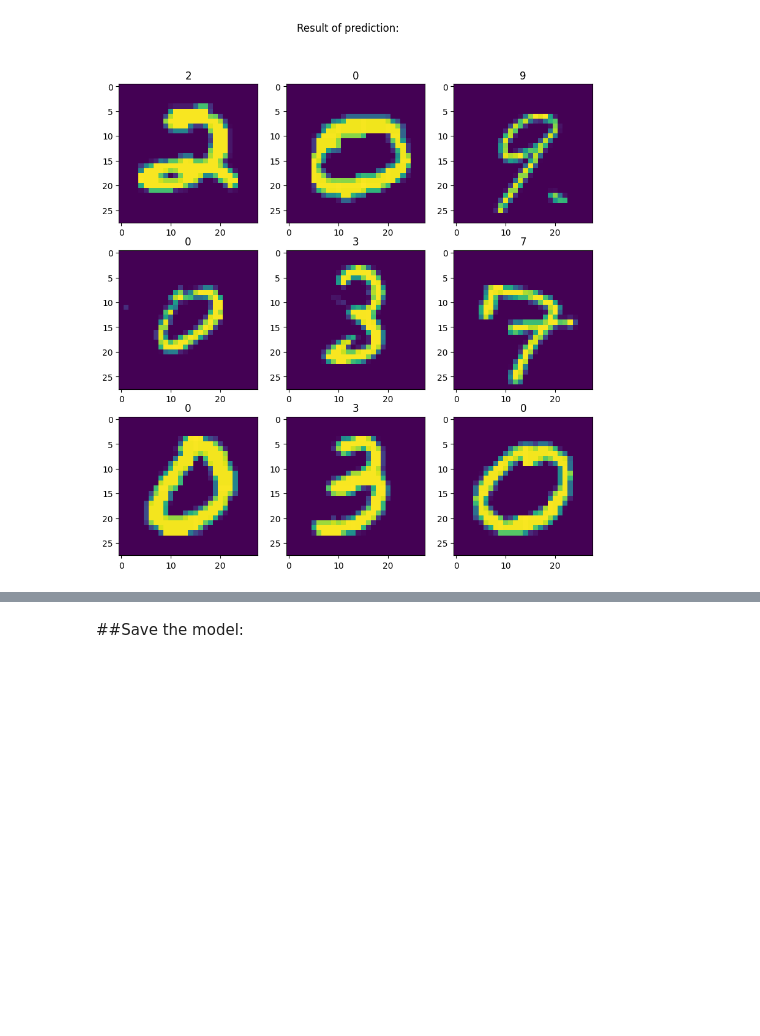
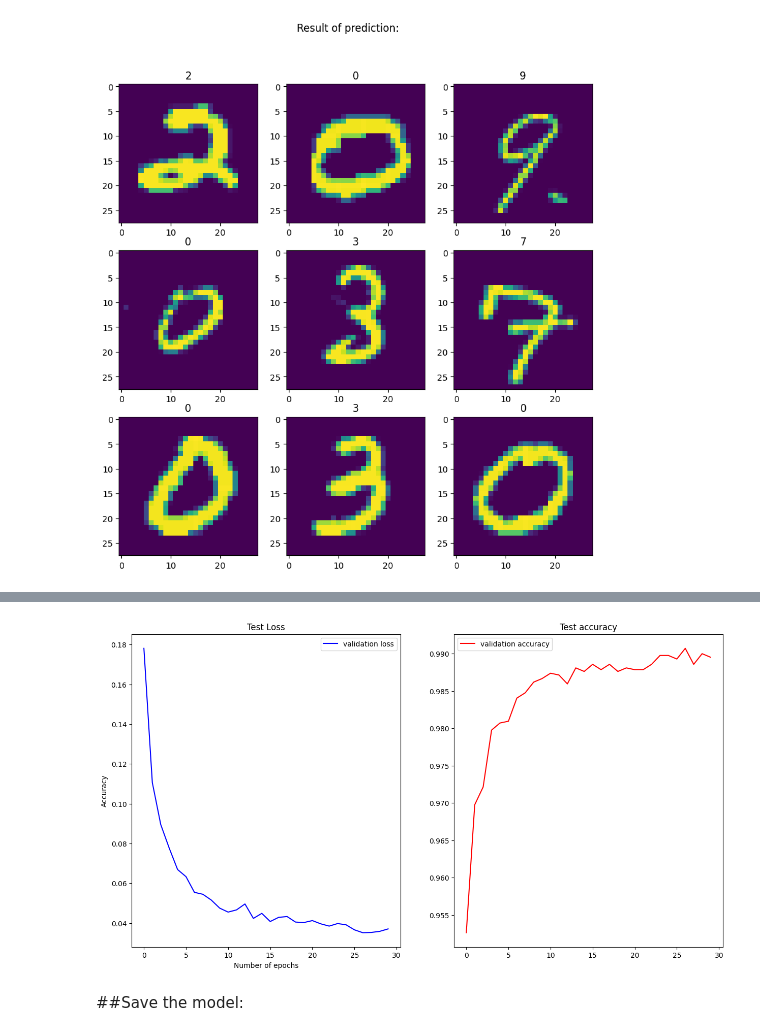
Before and after one commit to Tkag0001/Practice-ML-with-Digit-recognize-problem, a Jupyter notebook: code/Train_model.ipynb, the cells around one changed output, grey strips where cells are left out. Cells and saved outputs as stored; diff of their text form; code cells hidden in the pictures; blank space fills up the shorter version.

```diff
--- a/code/Train_model.ipynb
+++ b/code/Train_model.ipynb
@@ -263,7 +290,7 @@ print(X_train.shape)
 # %% [output]
 (37800, 28, 28, 1)
 # %%
-history1 = model1.fit_generator(datagen.flow(X_train,y_train,batch_size = batch_size),epochs = epochs,
+history1 = model.fit_generator(datagen.flow(X_train,y_train,batch_size = batch_size),epochs = epochs,
                                 validation_data = (X_val,y_val), steps_per_epoch = X_train.shape[0]//batch_size)
 # %% [output]
 Epoch 1/30
@@ -309,3 +355,21 @@ Text(0.5, 0.98, 'Result of prediction:')
+# %%
+fig,ax = plt.subplots(nrows = 1, ncols = 2,figsize=(15,8))
+ax = ax.ravel()
+#val_loss
+ax[0].plot(history1.history['val_loss'],color = 'b',label = 'validation loss')
+ax[0].set_title("Test Loss")
+ax[0].set(xlabel = "Number of epochs", ylabel = "Loss")
+ax[0].legend()
+
+#val_accuracy
+ax[1].plot(history1.history['val_accuracy'],color = 'r',label = 'validation accuracy')
+ax[1].set_title("Test accuracy")
+ax[0].set(xlabel = "Number of epochs", ylabel = "Accuracy")
+ax[1].legend()
+
+plt.show()
+# %% [output]
+[figure, added]
 # %% [markdown]
 ##Save the model:
 # %%
```
Also changed, not shown: parts of 19 cells of this notebook.
